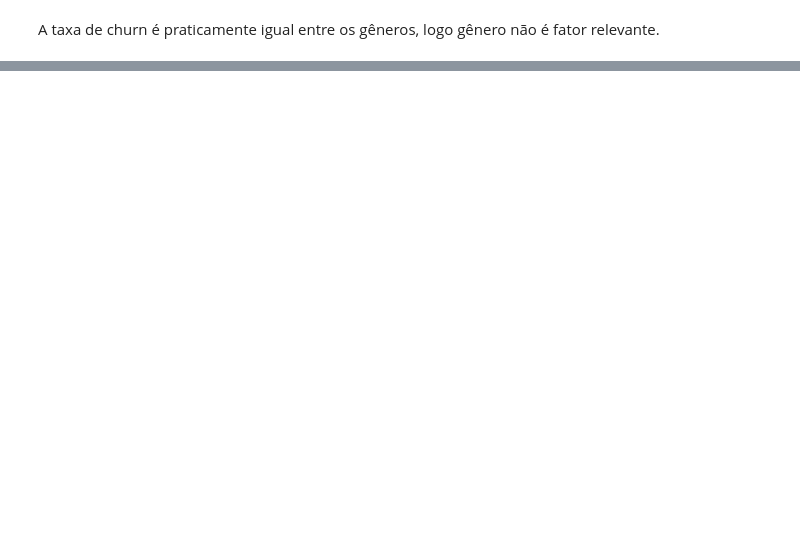
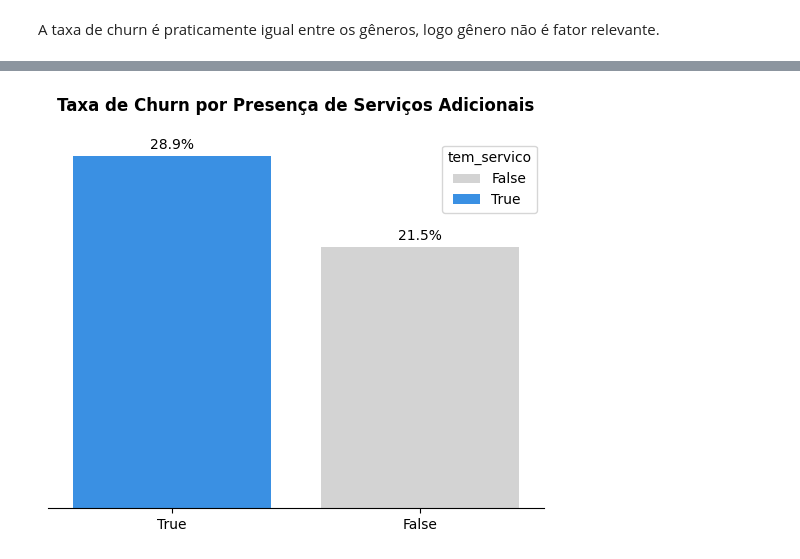
Before and after one commit to MiguelLuan/TelecomX_BR, a Jupyter notebook: TelecomX_BR.ipynb, the cells around one changed output, grey strips where cells are left out. Cells and saved outputs as stored; diff of their text form; code cells hidden in the pictures; blank space fills up the shorter version.

```diff
--- a/TelecomX_BR.ipynb
+++ b/TelecomX_BR.ipynb
@@ -329,0 +615,35 @@ Criar estratégias de retenção nos primeiros meses de contrato.
+# %%
+order = (
+    df.assign(tem_servico = df['qtd_servicos'] > 0)
+      .groupby('tem_servico')['Churn_num']
+      .mean()
+      .sort_values(ascending=False)
+      .index
+)
+
+palette=['lightgrey','dodgerblue']
+
+ax = sns.barplot(
+    data=df.assign(tem_servico = df['qtd_servicos'] > 0),
+    x='tem_servico',
+    y='Churn_num',
+    hue='tem_servico',
+    order=order,
+    palette=palette,
+    errorbar=None
+)
+
+for i in ax.containers:
+    ax.bar_label(i, fmt='%.1f%%',padding=3,labels=[f'{val*100:.1f}%' for val in i.datavalues])
+
+ax.spines['top'].set_visible(False)
+ax.spines['left'].set_visible(False)
+ax.spines['right'].set_visible(False)
+
+plt.title('Taxa de Churn por Presença de Serviços Adicionais', fontsize=12, fontweight='bold', pad=20)
+ax.set_xlabel('')
+ax.set_ylabel('')
+plt.yticks([])
+plt.show()
+# %% [output]
+[figure, added]
```
Also changed, not shown: parts of 118 cells of this notebook.
